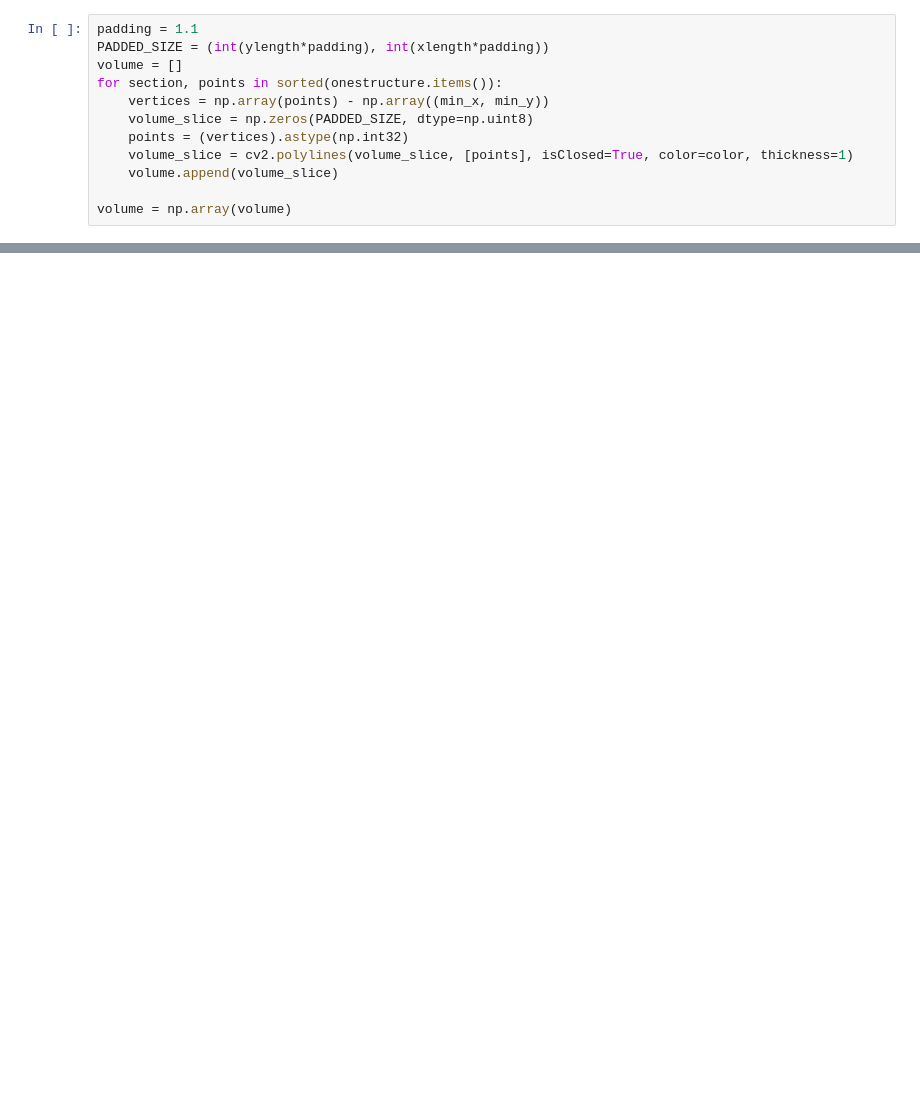
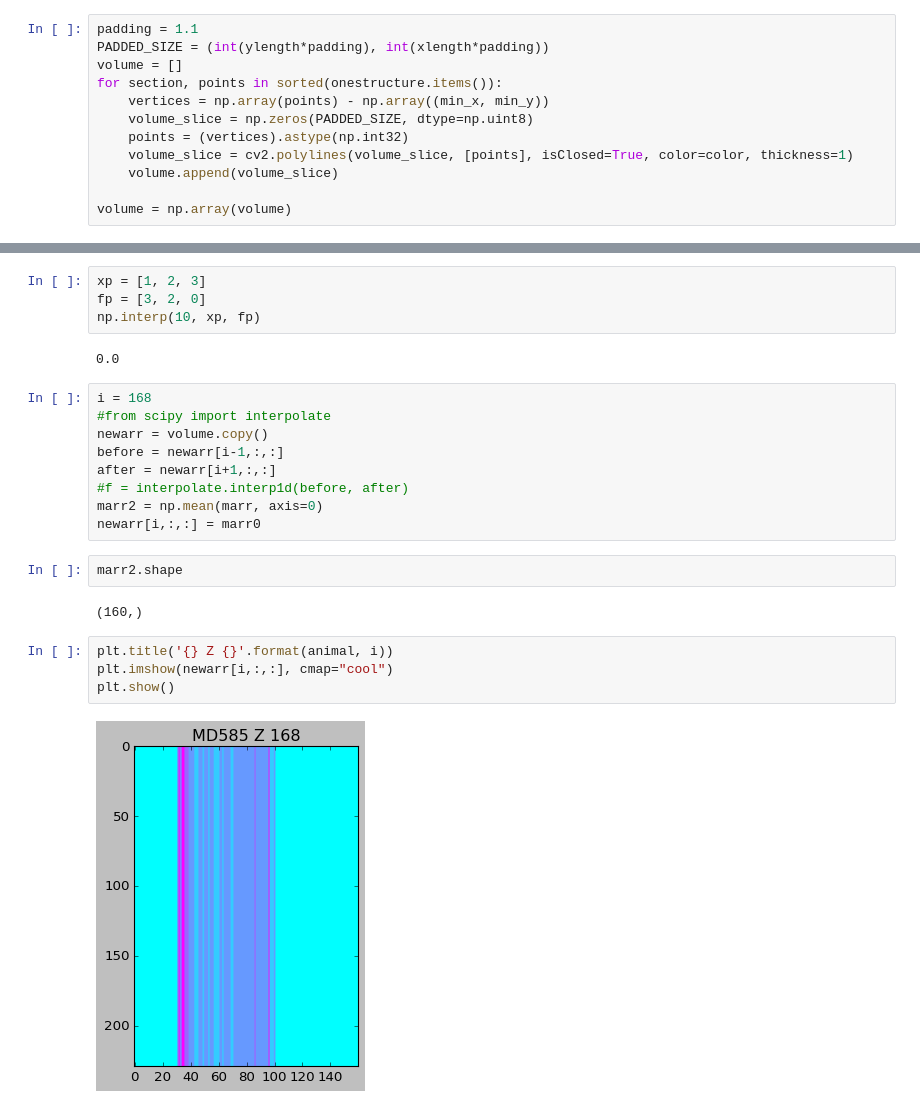
Before and after one commit to ActiveBrainAtlas2/preprocessing-pipeline, a Jupyter notebook: notebooks/draw_aligned_points_on_image.ipynb, the cells around one changed output, grey strips where cells are left out. Drawn from its saved outputs; the diff is of its cells as text; blank space fills up the shorter version.

Commit message:
Added interpolation to build annotations

```diff
--- a/notebooks/draw_aligned_points_on_image.ipynb
+++ b/notebooks/draw_aligned_points_on_image.ipynb
@@ -130,3 +151,28 @@ plt.title(f' {arr.dtype}')
+# %%
+xp = [1, 2, 3]
+fp = [3, 2, 0]
+np.interp(10, xp, fp)
+# %% [output]
+0.0
+# %%
+i = 168
+#from scipy import interpolate
+newarr = volume.copy()
+before = newarr[i-1,:,:]
+after = newarr[i+1,:,:]
+#f = interpolate.interp1d(before, after)
+marr2 = np.mean(marr, axis=0)
+newarr[i,:,:] = marr0
+# %%
+marr2.shape
+# %% [output]
+(160,)
+# %%
+plt.title('{} Z {}'.format(animal, i))
+plt.imshow(newarr[i,:,:], cmap="cool")
+plt.show()
+# %% [output]
+[figure, added]
 # %%
 arr = volume.copy()
 print(arr.shape)
```
Also changed, not shown: parts of 8 cells of this notebook, 1 other file.
